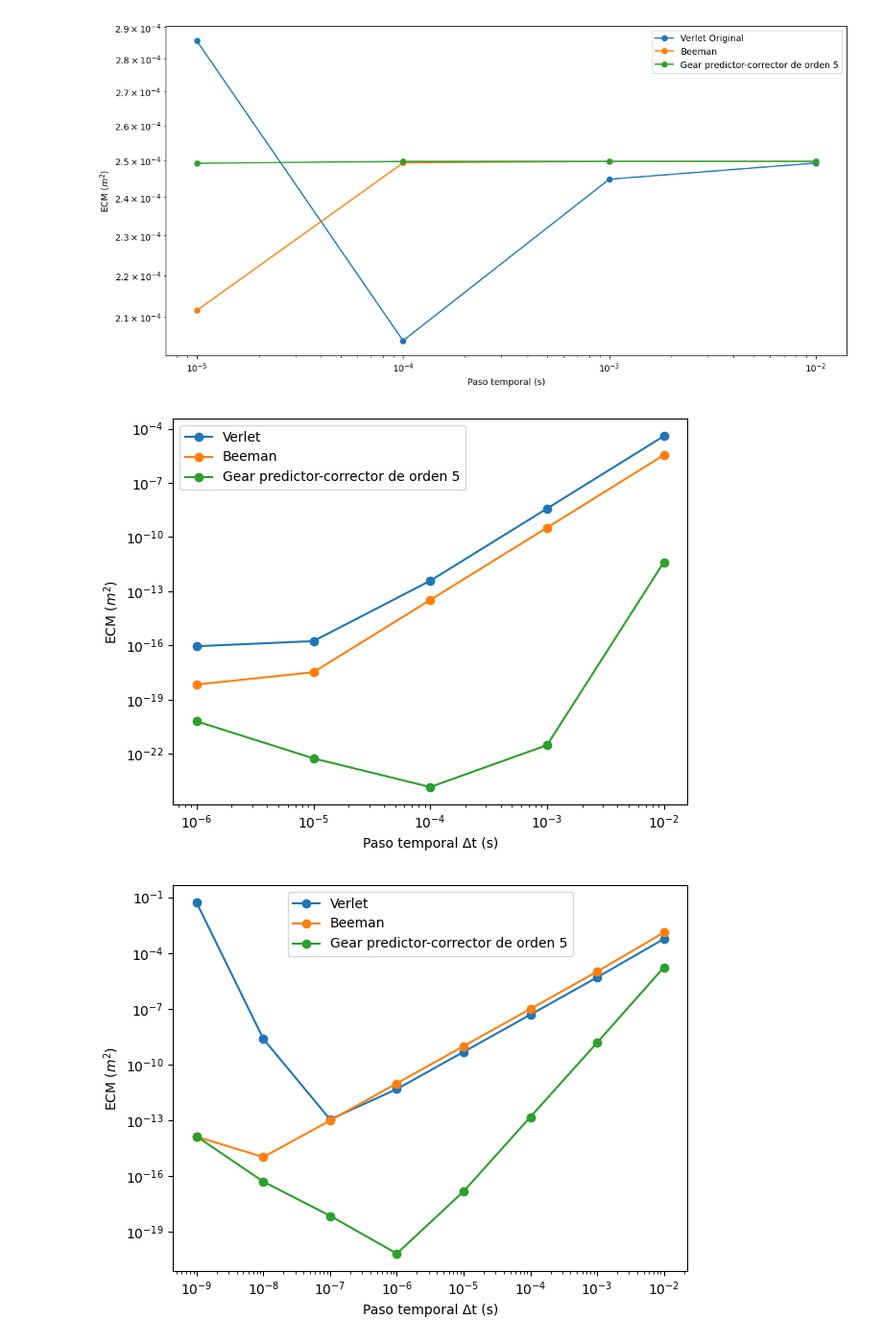
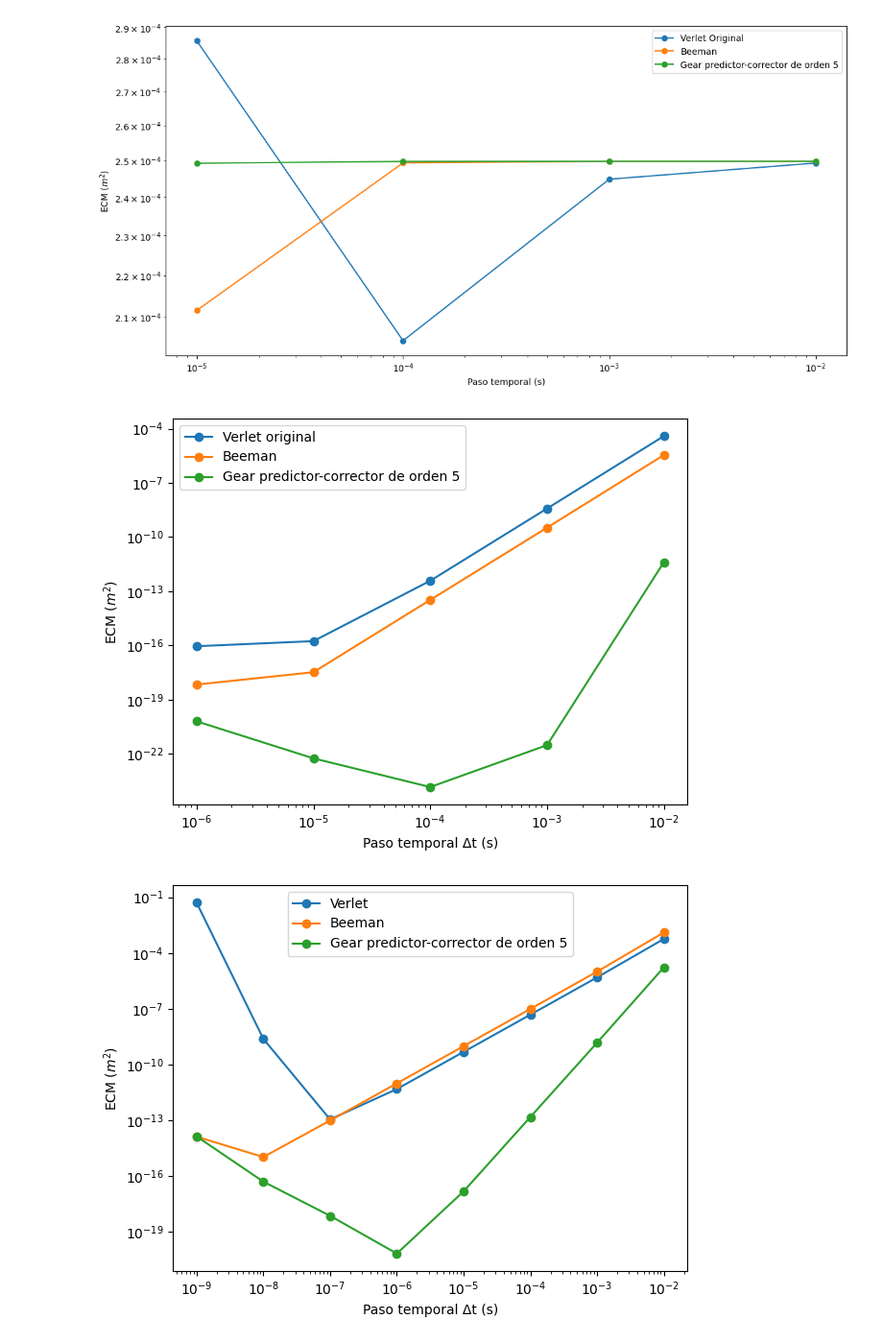
Before and after one commit to lukyferreiro/TPs-SS, a Jupyter notebook: TP4/animation/oscillator.ipynb, the cells around one changed output. Shown at 96% size. Saved outputs shown, nothing was run; the diff lists cells and outputs as text; code cells hidden in the pictures.

```diff
--- a/TP4/animation/oscillator.ipynb
+++ b/TP4/animation/oscillator.ipynb
@@ -120,7 +120,7 @@ mse_beeman = [3.4796913005274814E-6, 3.314634679533107E-10, 3.2977367780957026E-
 mse_gear = [4.0487214091967824E-12, 2.9992922517954894E-22, 1.4362728316627928E-24, 5.572282110197612E-23, 6.25488030892065E-21]
 
 
-plt.loglog(t, mse_verlet, linestyle='-', marker='o', label='Verlet')
+plt.loglog(t, mse_verlet, linestyle='-', marker='o', label='Verlet original')
 plt.loglog(t, mse_beeman, linestyle='-', marker='o', label='Beeman')
 plt.loglog(t, mse_gear, linestyle='-', marker='o', label='Gear predictor-corrector de orden 5')
 
@@ -145,32 +145,32 @@ mse_verlet = [0.05137099302157156
 
 mse_gear = [0.000000000000013659747295093489
 ,0.000000000000000050216861557388746
 ,0.0000000000000000007294803500881547
 ,0.000000000000000000006783811611228047
 ,0.000000000000000015037262166084688
 ,0.00000000000015025421113756833
 ,0.0000000015027461587853095
 ,0.000016964215804883287]
 
 mse_beeman = [0.000000000000013158735328056362
 ,0.0000000000000010626741719761972
 ,0.00000000000009777171343951832
 ,0.000000000009772793922759887
 ,0.0000000009774681478354362
 ,0.00000009793867479892113
 ,0.00000999195222539625
 ,0.0012767609565791486]
 
 plt.loglog(t, mse_verlet[::-1], linestyle='-', marker='o', label='Verlet')
 plt.loglog(t, mse_beeman[::-1], linestyle='-', marker='o', label='Beeman')
 plt.loglog(t, mse_gear[::-1], linestyle='-', marker='o', label='Gear predictor-corrector de orden 5')
 
 plt.xlabel("Paso temporal Δt (s)")
 plt.ylabel("ECM ($m^2$)")
 
 plt.legend()
 plt.tight_layout()
 plt.show()
 # %% [output]
-[figure, old version]
+[figure, new version]
 [figure]
```
Also changed, not shown: 4 other files.
